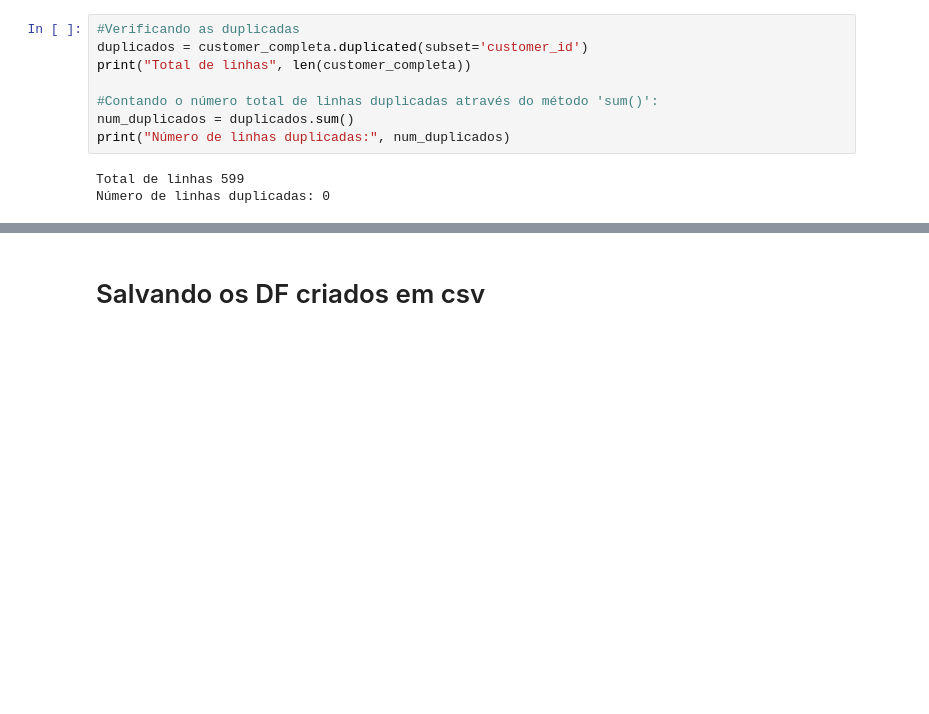
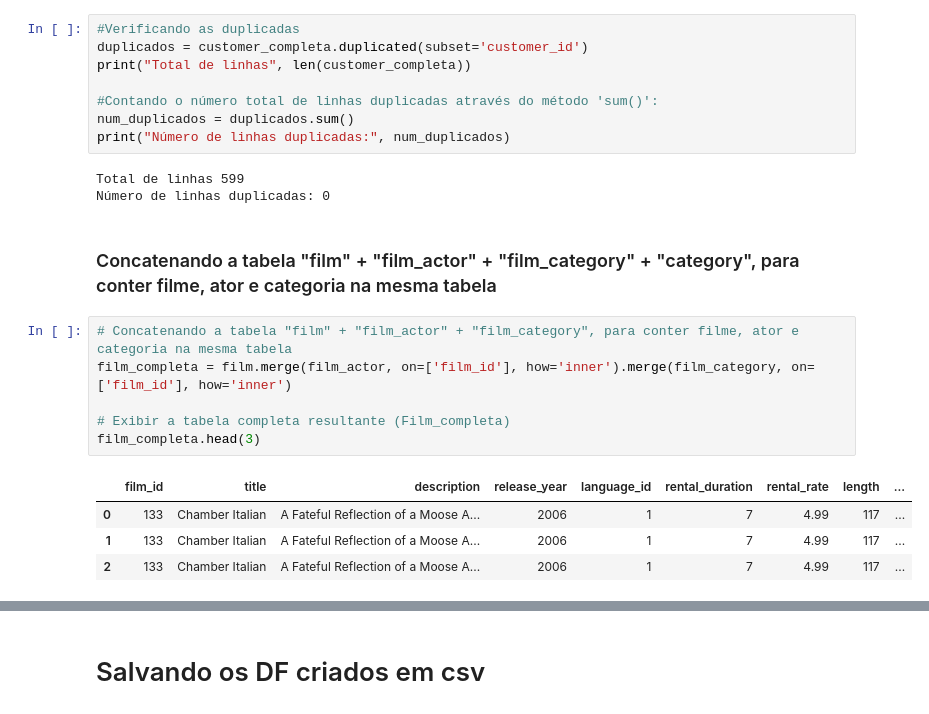
Before and after one commit to AureliaCovre/PROJETO_FILMFRAME, a Jupyter notebook: 2_tratamento/2 - Tratamento.ipynb, the cells around one changed output, grey strips where cells are left out. Saved outputs shown, nothing was run; the diff lists cells and outputs as text; blank space fills up the shorter version.

```diff
--- a/2_tratamento/2 - Tratamento.ipynb
+++ b/2_tratamento/2 - Tratamento.ipynb
@@ -430,3 +430,16 @@ print("Número de linhas duplicadas:", num_duplicados)
 # %% [output]
 Total de linhas 599
 Número de linhas duplicadas: 0
+# %% [markdown]
+### Concatenando a tabela "film" + "film_actor" + "film_category" + "category", para conter filme, ator e categoria na mesma tabela
+# %%
+# Concatenando a tabela "film" + "film_actor" + "film_category", para conter filme, ator e categoria na mesma tabela
+film_completa = film.merge(film_actor, on=['film_id'], how='inner').merge(film_category, on=['film_id'], how='inner')
+
+# Exibir a tabela completa resultante (Film_completa)
+film_completa.head(3)
+# %% [output]
+|  | film_id | title | description | release_year | language_id | rental_duration | rental_rate | length | ... |
+| 0 | 133 | Chamber Italian | A Fateful Reflection of a Moose A... | 2006 | 1 | 7 | 4.99 | 117 | ... |
+| 1 | 133 | Chamber Italian | A Fateful Reflection of a Moose A... | 2006 | 1 | 7 | 4.99 | 117 | ... |
+| 2 | 133 | Chamber Italian | A Fateful Reflection of a Moose A... | 2006 | 1 | 7 | 4.99 | 117 | ... |
```
Also changed, not shown: parts of 18 cells of this notebook, 12 other files.
